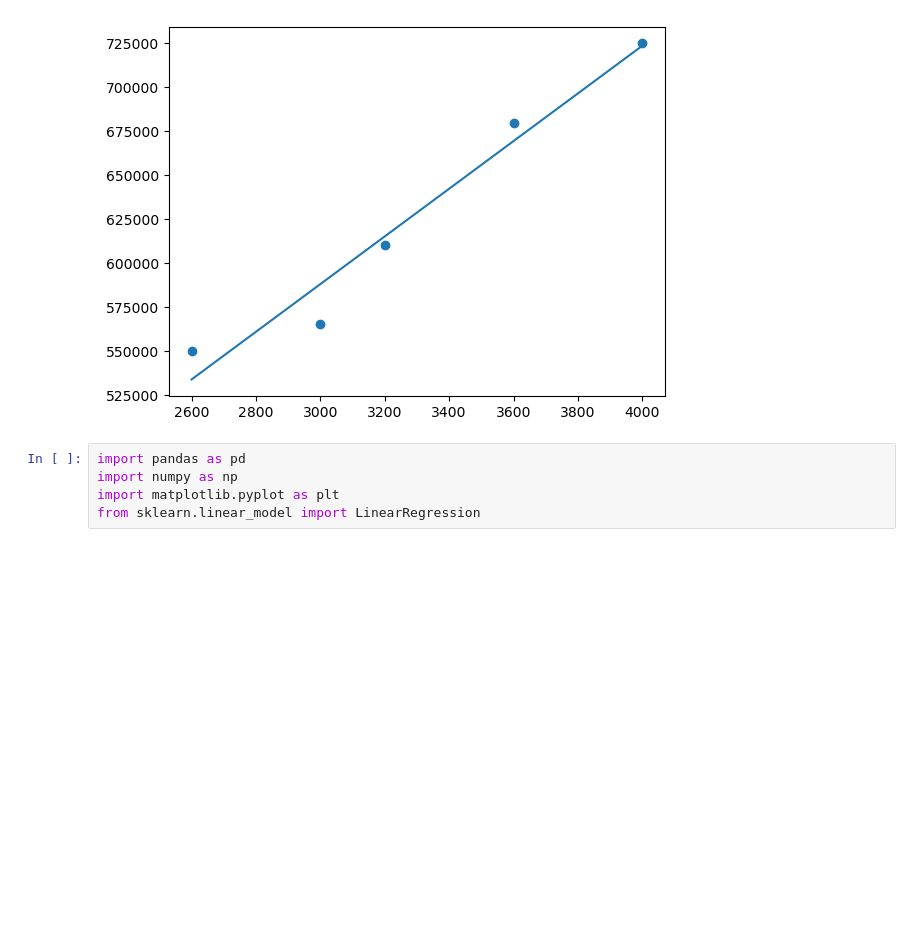
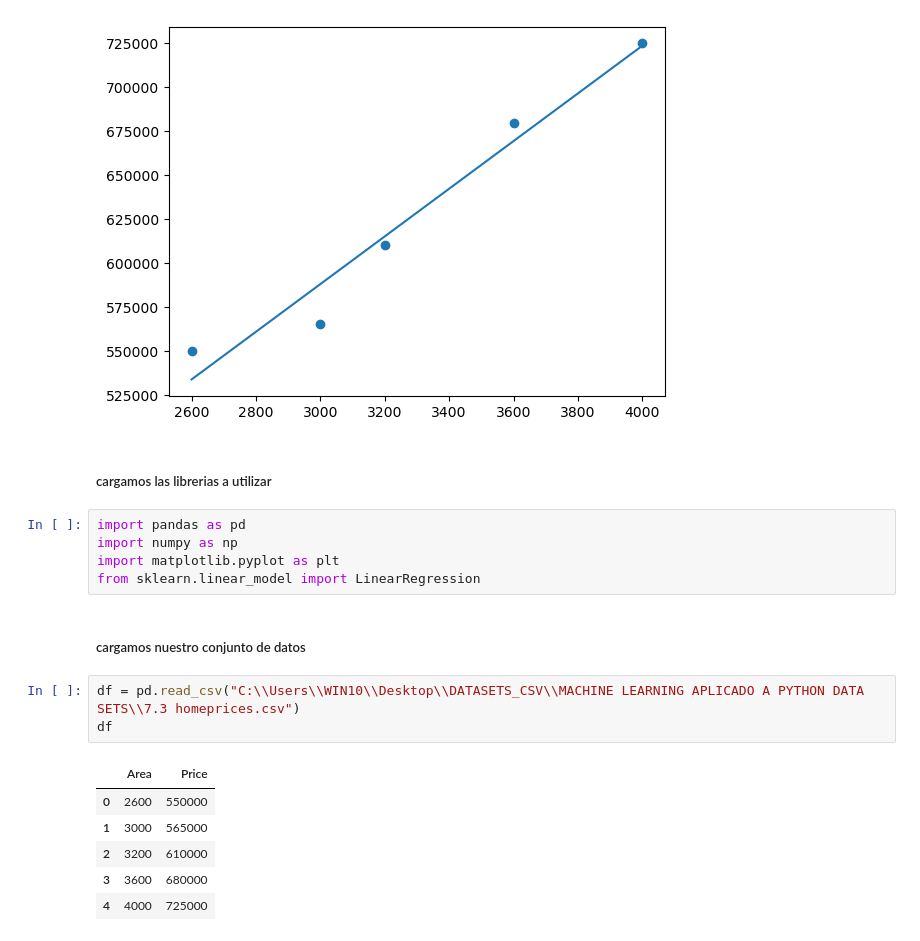
Before and after one commit to Leonel58/MACHINE_LEARNING_PYTHON, a Jupyter notebook: APRENDIZAJE SUPERVISADO/REGRESION LINEAL SIMPLE.ipynb, the cells around one changed output. Saved outputs shown, nothing was run; the diff lists cells and outputs as text; blank space fills up the shorter version.

```diff
--- a/APRENDIZAJE SUPERVISADO/REGRESION LINEAL SIMPLE.ipynb
+++ b/APRENDIZAJE SUPERVISADO/REGRESION LINEAL SIMPLE.ipynb
@@ -42,8 +42,22 @@ plt.plot(df["Area"],
 # %% [output]
 [<matplotlib.lines.Line2D at 0x...>]
 [figure]
+# %% [markdown]
+##### cargamos las librerias a utilizar
 # %%
 import pandas as pd
 import numpy as np
 import matplotlib.pyplot as plt
 from sklearn.linear_model import LinearRegression
+# %% [markdown]
+##### cargamos nuestro conjunto de datos
+# %%
+df = pd.read_csv("C:\\Users\\WIN10\\Desktop\\DATASETS_CSV\\MACHINE LEARNING APLICADO A PYTHON DATA SETS\\7.3 homeprices.csv")
+df
+# %% [output]
+|  | Area | Price |
+| 0 | 2600 | 550000 |
+| 1 | 3000 | 565000 |
+| 2 | 3200 | 610000 |
+| 3 | 3600 | 680000 |
+| 4 | 4000 | 725000 |
```
Also changed, not shown: parts of 2 cells of this notebook.
